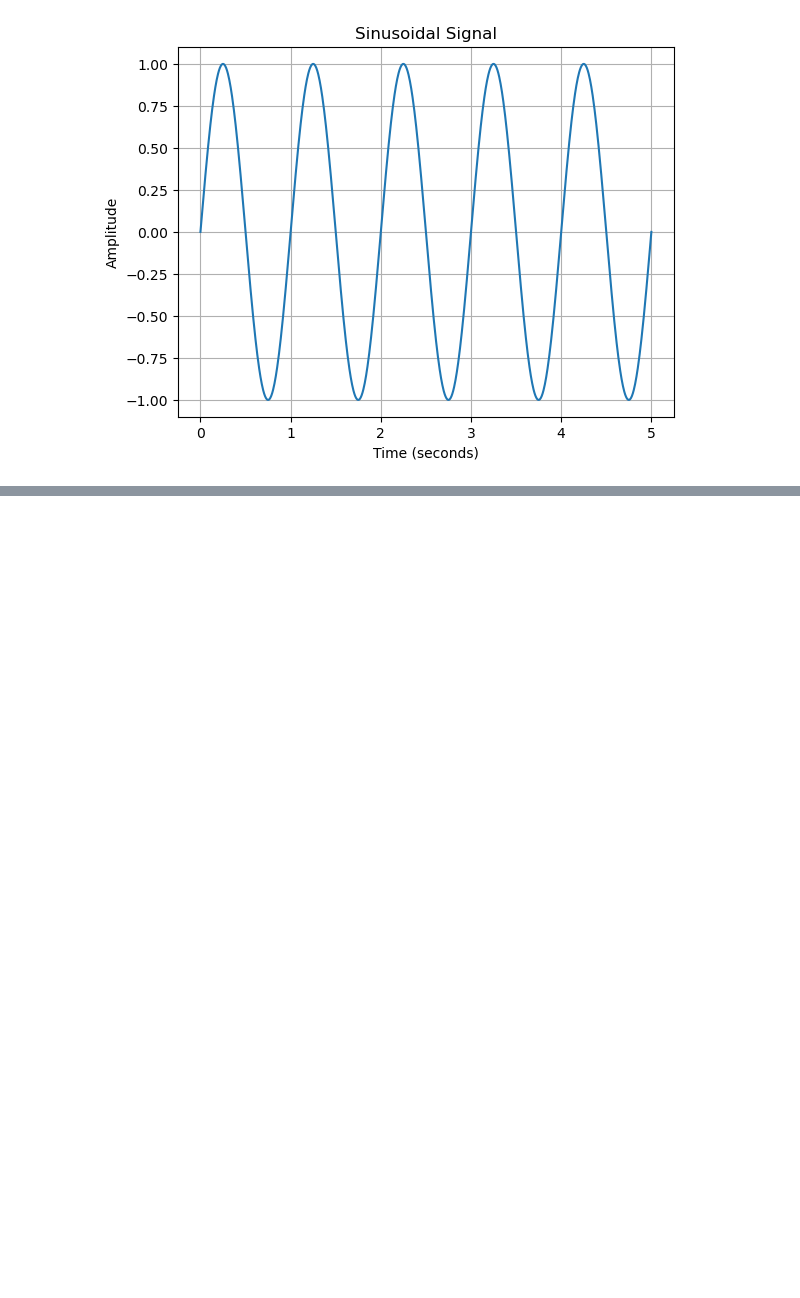
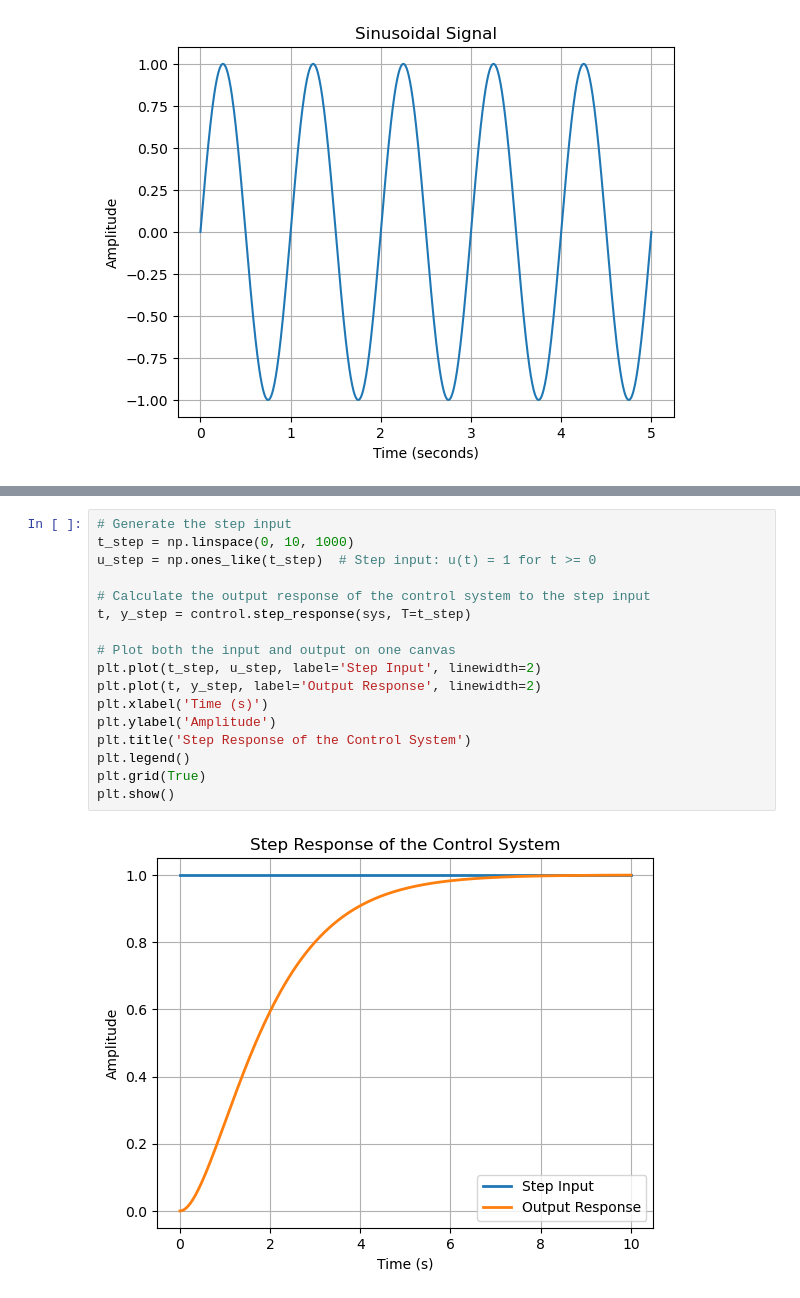
Before and after one commit to 2black0/python-control-laboratory, a Jupyter notebook: labsheet-python-ipynb/labsheet-02.ipynb, the cells around one changed output, grey strips where cells are left out. Saved outputs shown, nothing was run; the diff lists cells and outputs as text; blank space fills up the shorter version.

```diff
--- a/labsheet-python-ipynb/labsheet-02.ipynb
+++ b/labsheet-python-ipynb/labsheet-02.ipynb
@@ -251,0 +270,19 @@ plt.show()
+# %%
+# Generate the step input
+t_step = np.linspace(0, 10, 1000)
+u_step = np.ones_like(t_step)  # Step input: u(t) = 1 for t >= 0
+
+# Calculate the output response of the control system to the step input
+t, y_step = control.step_response(sys, T=t_step)
+
+# Plot both the input and output on one canvas
+plt.plot(t_step, u_step, label='Step Input', linewidth=2)
+plt.plot(t, y_step, label='Output Response', linewidth=2)
+plt.xlabel('Time (s)')
+plt.ylabel('Amplitude')
+plt.title('Step Response of the Control System')
+plt.legend()
+plt.grid(True)
+plt.show()
+# %% [output]
+[figure, added]
```
Also changed, not shown: parts of 6 cells of this notebook, 3 other files.
